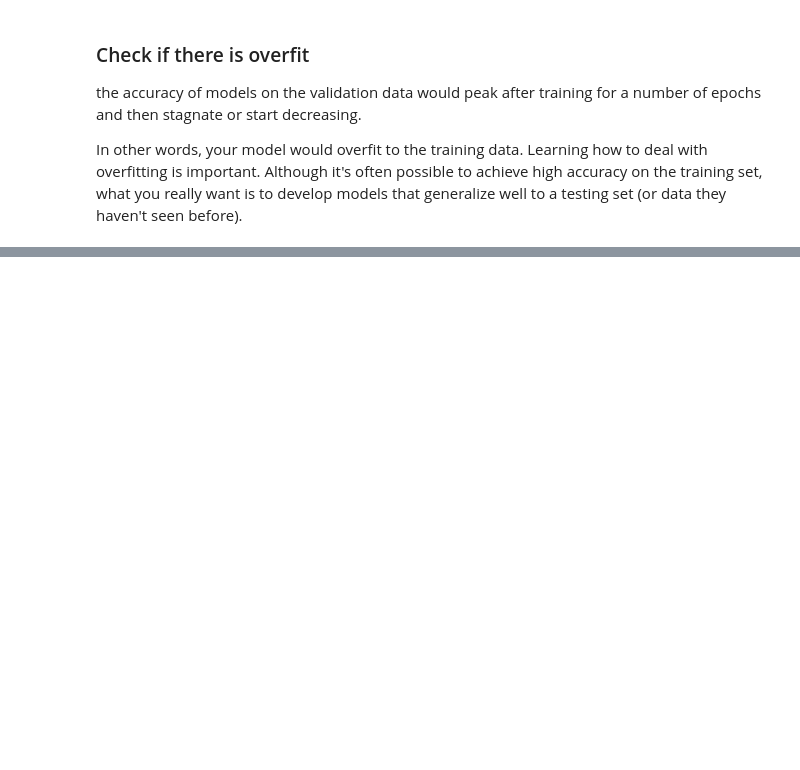
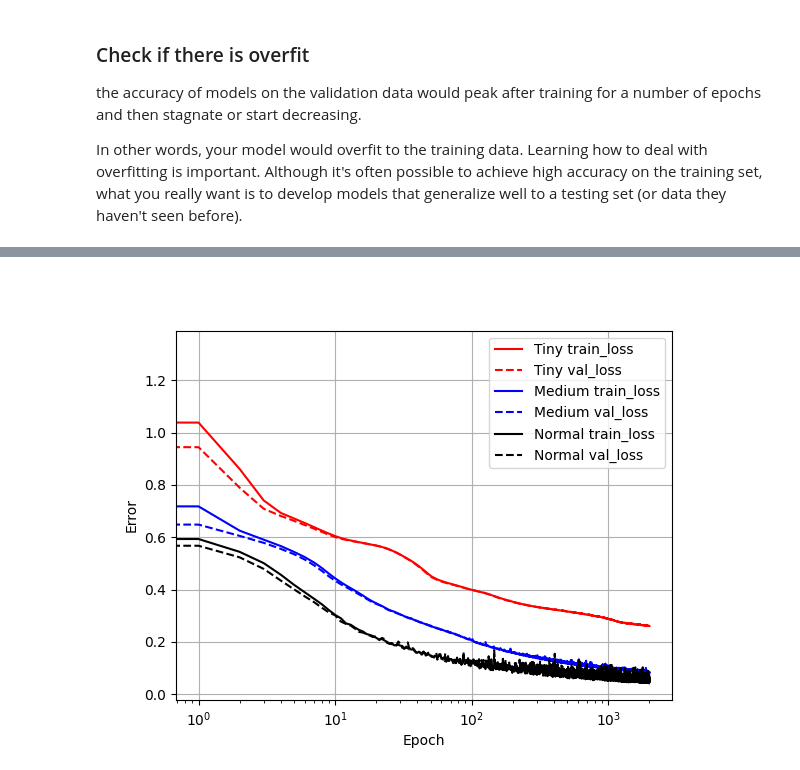
Before and after one commit to mariacarrizo/InvEM-ML, a Jupyter notebook: Notebooks/2_GlobalSearch_2lay.ipynb, the cells around one changed output, grey strips where cells are left out. Cells and saved outputs as stored; diff of their text form; code cells hidden in the pictures; blank space fills up the shorter version.

```diff
--- a/Notebooks/2_GlobalSearch_2lay.ipynb
+++ b/Notebooks/2_GlobalSearch_2lay.ipynb
@@ -495,2 +472,11 @@ KeyboardInterrupt:
 # %%
 # Repeat for several sizes
+
+Medium_model = Sequential([
+      normalizer,
+      layers.Dense(36, activation='relu'),
+      layers.Dense(36, activation='relu'),
+      layers.Dense(3)
+    ])
+
+size_histories['Medium'] = compile_and_fit(Medium_model, 'Medium')
@@ -496,0 +533,11 @@ KeyboardInterrupt:
+# %%
+Large_model = Sequential([
+      normalizer,
+      layers.Dense(144, activation='relu'),
+      layers.Dense(144, activation='relu'),
+      layers.Dense(144, activation='relu'),
+      layers.Dense(144, activation='relu'),
+      layers.Dense(3)
+    ])
+
+size_histories['Large'] = compile_and_fit(Large_model, 'Large')
@@ -497,8 +562,63 @@ KeyboardInterrupt:
 # %%
+
+
+from scipy.interpolate import make_interp_spline
+
+x = np.linspace(0,2000,2000)
+
+Tiny_train_xy_spline = make_interp_spline(x, size_histories['Tiny'].history['loss'])
+Tiny_valid_xy_spline = make_interp_spline(x, size_histories['Tiny'].history['val_loss'])
+
+Tiny_train_X = np.linspace(x.min(), x.max(), 2000)
+Tiny_train_Y = Tiny_train_xy_spline(Tiny_train_X)
+
+Tiny_valid_X = np.linspace(x.min(), x.max(), 2000)
+Tiny_valid_Y = Tiny_valid_xy_spline(Tiny_valid_X)
+
+Medi_train_xy_spline = make_interp_spline(x, size_histories['Medium'].history['loss'])
+Medi_valid_xy_spline = make_interp_spline(x, size_histories['Medium'].history['val_loss'])
+
+Medi_train_X = np.linspace(x.min(), x.max(), 2000)
+Medi_train_Y = Medi_train_xy_spline(Medi_train_X)
+
+Medi_valid_X = np.linspace(x.min(), x.max(), 2000)
+Medi_valid_Y = Medi_valid_xy_spline(Medi_valid_X)
+
+x = np.linspace(0,len(size_histories['Normal'].history['loss']),len(size_histories['Normal'].history['loss']))
+
+Norm_train_xy_spline = make_interp_spline(x, size_histories['Normal'].history['loss'])
+Norm_valid_xy_spline = make_interp_spline(x, size_histories['Normal'].history['val_loss'])
+
+Norm_train_X = np.linspace(x.min(), x.max(), 2000)
+Norm_train_Y = Norm_train_xy_spline(Norm_train_X)
+
+Norm_valid_X = np.linspace(x.min(), x.max(), 2000)
+Norm_valid_Y = Norm_valid_xy_spline(Norm_valid_X)
+
+#x = np.linspace(0,len(size_histories['Large'].history['loss']),len(size_histories['Large'].history['loss']))
+
+#Larg_train_xy_spline = make_interp_spline(x, size_histories['Large'].history['loss'])
+#Larg_valid_xy_spline = make_interp_spline(x, size_histories['Large'].history['val_loss'])
+
+#Larg_train_X = np.linspace(x.min(), x.max(), 2000)
+#Larg_train_Y = Larg_train_xy_spline(Larg_train_X)
+
+#Larg_valid_X = np.linspace(x.min(), x.max(), 2000)
+#Larg_valid_Y = Larg_valid_xy_spline(Larg_valid_X)
+
 plt.figure()
-plt.plot(history.history['loss'], label='loss')
-plt.plot(history.history['val_loss'], label='val_loss')
+plt.plot(Tiny_train_X, Tiny_train_Y, 'r', label='Tiny train_loss', )
+plt.plot(Tiny_valid_X, Tiny_valid_Y,'r--', label='Tiny val_loss')
+plt.plot(Medi_train_X, Medi_train_Y, 'b', label='Medium train_loss')
+plt.plot(Medi_valid_X, Medi_valid_Y, 'b--', label='Medium val_loss')
+plt.plot(Norm_train_X, Norm_train_Y, 'k', label='Normal train_loss')
+plt.plot(Norm_valid_X, Norm_valid_Y, 'k--', label='Normal val_loss')
+#plt.plot(Larg_train_X, Larg_train_Y, 'g', label='Large loss')
+#plt.plot(Larg_valid_X, Larg_valid_Y, 'g--', label='Large val_loss')
+plt.xscale('log')
 plt.xlabel('Epoch')
 plt.ylabel('Error')
 plt.legend()
 plt.grid(True)
+# %% [output]
+[figure, added]
```
Also changed, not shown: parts of 30 cells of this notebook.
